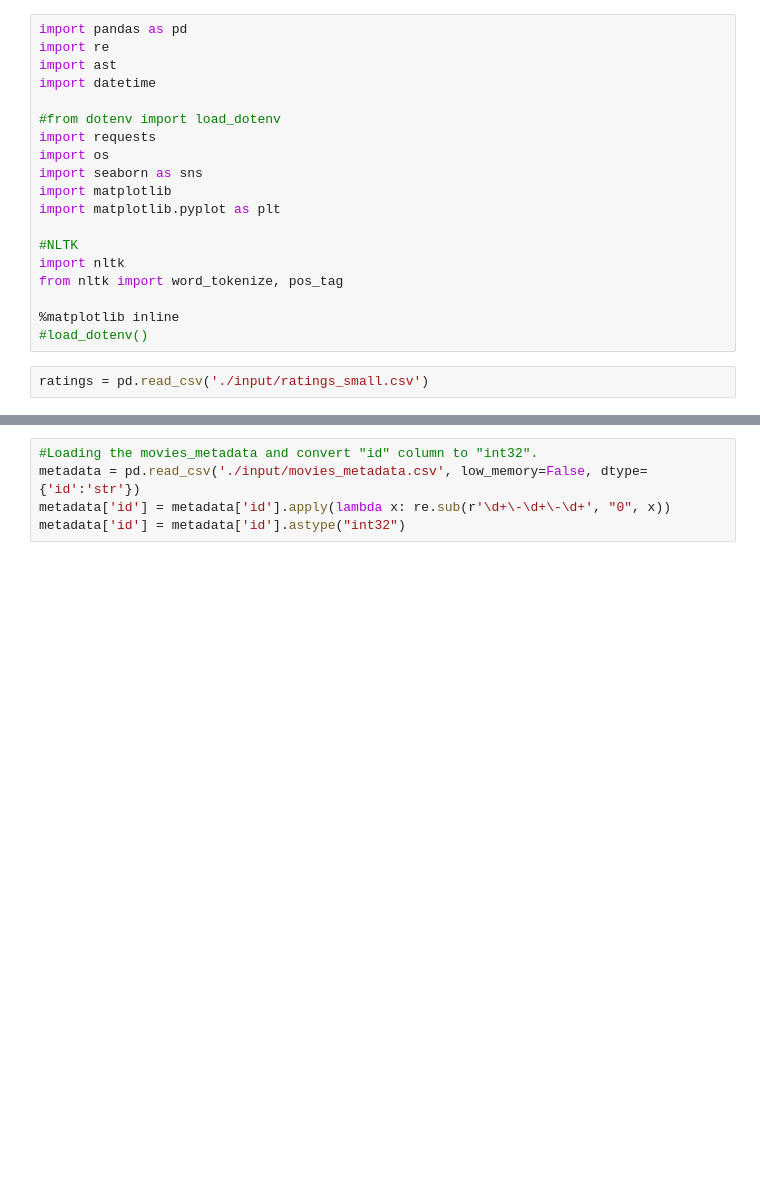
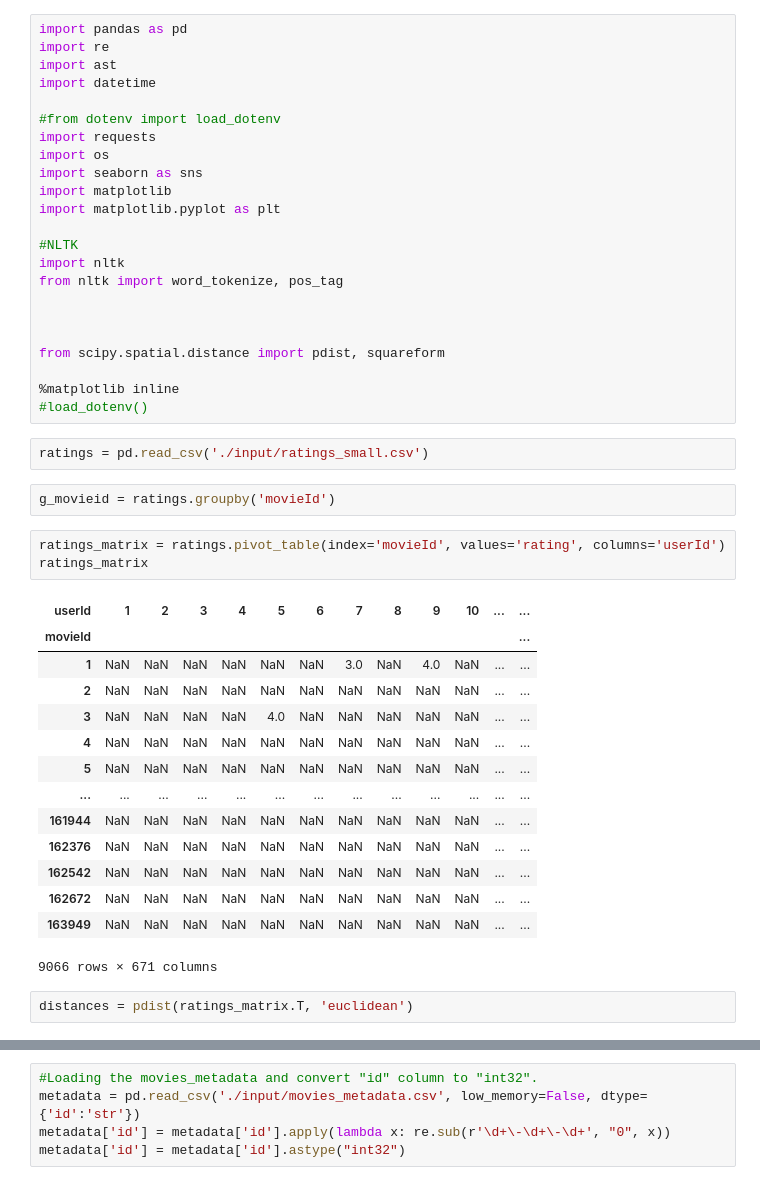
Before and after one commit to castares/movie-recommender, a Jupyter notebook: tests_dataset_analysis.ipynb, the cells around one changed output, grey strips where cells are left out. Drawn from its saved outputs; the diff is of its cells as text; blank space fills up the shorter version.

```diff
--- a/tests_dataset_analysis.ipynb
+++ b/tests_dataset_analysis.ipynb
@@ -15,7 +15,33 @@ import matplotlib.pyplot as plt
 import nltk
 from nltk import word_tokenize, pos_tag
 
+
+
+from scipy.spatial.distance import pdist, squareform
+
 %matplotlib inline
 #load_dotenv()
 # %%
 ratings = pd.read_csv('./input/ratings_small.csv')
+# %%
+g_movieid = ratings.groupby('movieId')
+# %%
+ratings_matrix = ratings.pivot_table(index='movieId', values='rating', columns='userId')
+ratings_matrix
+# %% [output]
+| userId | 1 | 2 | 3 | 4 | 5 | 6 | 7 | 8 | 9 | 10 | ... | ... |
+| movieId |  |  |  |  |  |  |  |  |  |  |  | ... |
+| 1 | NaN | NaN | NaN | NaN | NaN | NaN | 3.0 | NaN | 4.0 | NaN | ... | ... |
+| 2 | NaN | NaN | NaN | NaN | NaN | NaN | NaN | NaN | NaN | NaN | ... | ... |
+| 3 | NaN | NaN | NaN | NaN | 4.0 | NaN | NaN | NaN | NaN | NaN | ... | ... |
+| 4 | NaN | NaN | NaN | NaN | NaN | NaN | NaN | NaN | NaN | NaN | ... | ... |
+| 5 | NaN | NaN | NaN | NaN | NaN | NaN | NaN | NaN | NaN | NaN | ... | ... |
+| ... | ... | ... | ... | ... | ... | ... | ... | ... | ... | ... | ... | ... |
+| 161944 | NaN | NaN | NaN | NaN | NaN | NaN | NaN | NaN | NaN | NaN | ... | ... |
+| 162376 | NaN | NaN | NaN | NaN | NaN | NaN | NaN | NaN | NaN | NaN | ... | ... |
+| 162542 | NaN | NaN | NaN | NaN | NaN | NaN | NaN | NaN | NaN | NaN | ... | ... |
+| 162672 | NaN | NaN | NaN | NaN | NaN | NaN | NaN | NaN | NaN | NaN | ... | ... |
+| 163949 | NaN | NaN | NaN | NaN | NaN | NaN | NaN | NaN | NaN | NaN | ... | ... |
+9066 rows × 671 columns
+# %%
+distances = pdist(ratings_matrix.T, 'euclidean')
```
Also changed, not shown: parts of 6 cells of this notebook, 2 other files.
